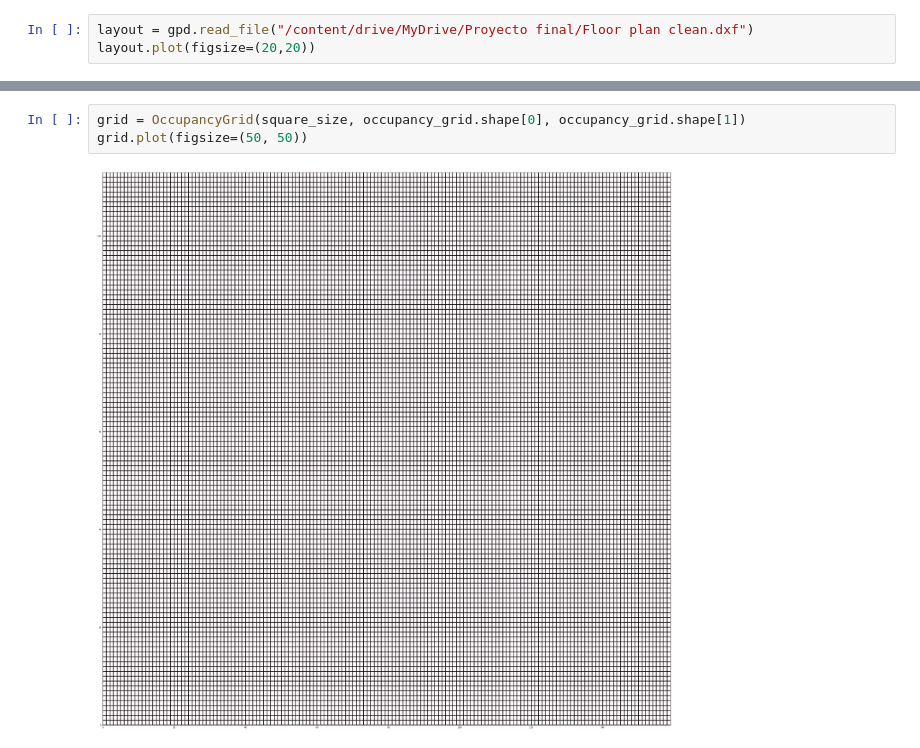
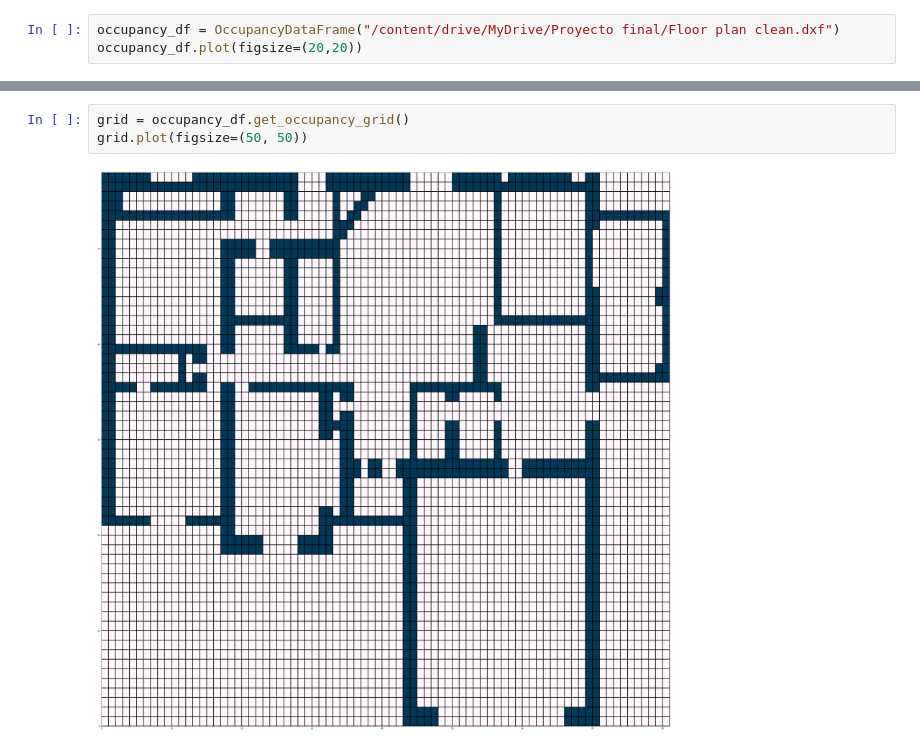
Before and after one commit to ekumenlabs/Frontier-Exploration-with-a-prior, a Jupyter notebook: Notebooks/DXFsandbox.ipynb, the cells around one changed output, grey strips where cells are left out. Drawn from its saved outputs; the diff is of its cells as text.

```diff
--- a/Notebooks/DXFsandbox.ipynb
+++ b/Notebooks/DXFsandbox.ipynb
@@ -119,4 +34,4 @@ clean_doc.saveas("/content/drive/MyDrive/Proyecto final/Floor plan clean.dxf")
 # %%
-layout = gpd.read_file("/content/drive/MyDrive/Proyecto final/Floor plan clean.dxf")
-layout.plot(figsize=(20,20))
+occupancy_df = OccupancyDataFrame("/content/drive/MyDrive/Proyecto final/Floor plan clean.dxf")
+occupancy_df.plot(figsize=(20,20))
 # %% [output]
@@ -168,5 +56,5 @@ occupancy_grid
 # %%
-grid = OccupancyGrid(square_size, occupancy_grid.shape[0], occupancy_grid.shape[1])
+grid = occupancy_df.get_occupancy_grid()
 grid.plot(figsize=(50, 50))
 # %% [output]
-[figure, old version]
+[figure, new version]
```
Also changed, not shown: parts of 19 cells of this notebook.
